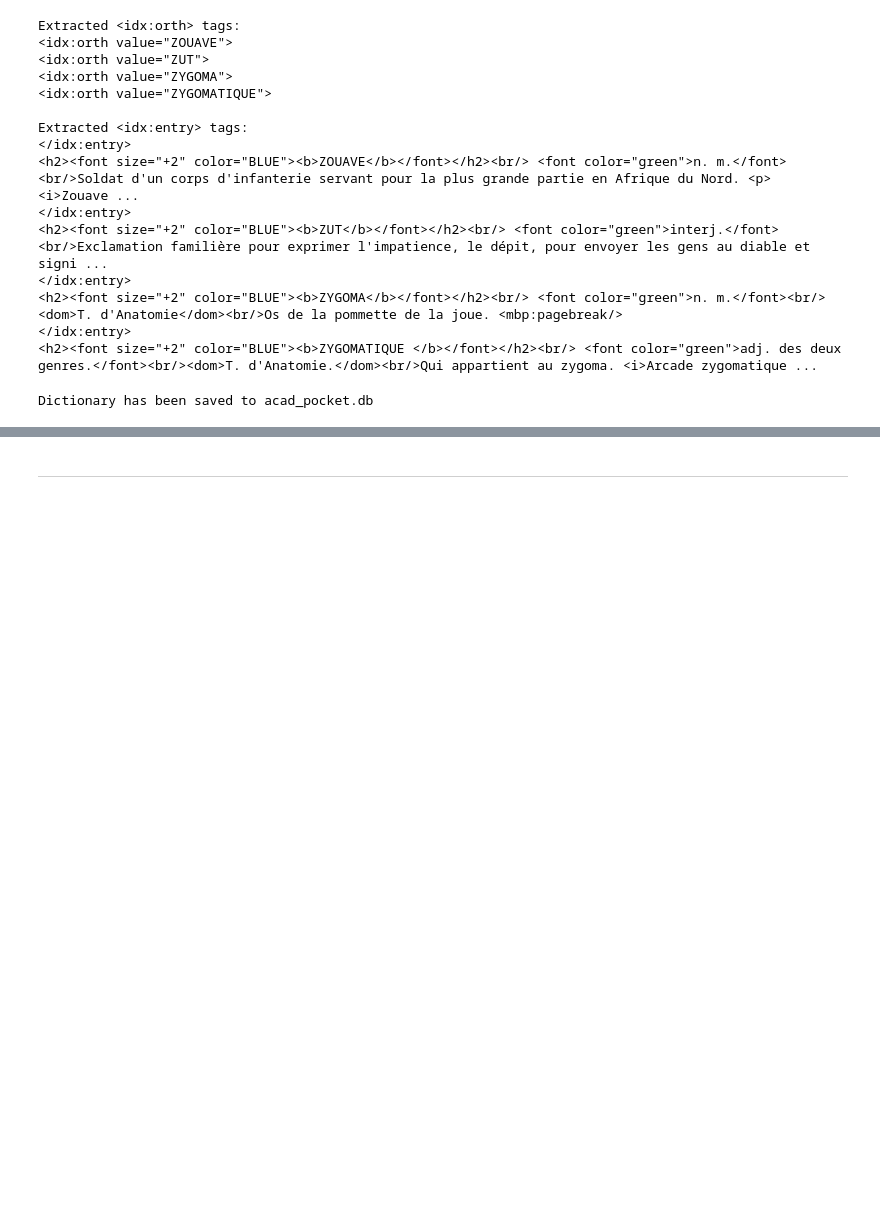
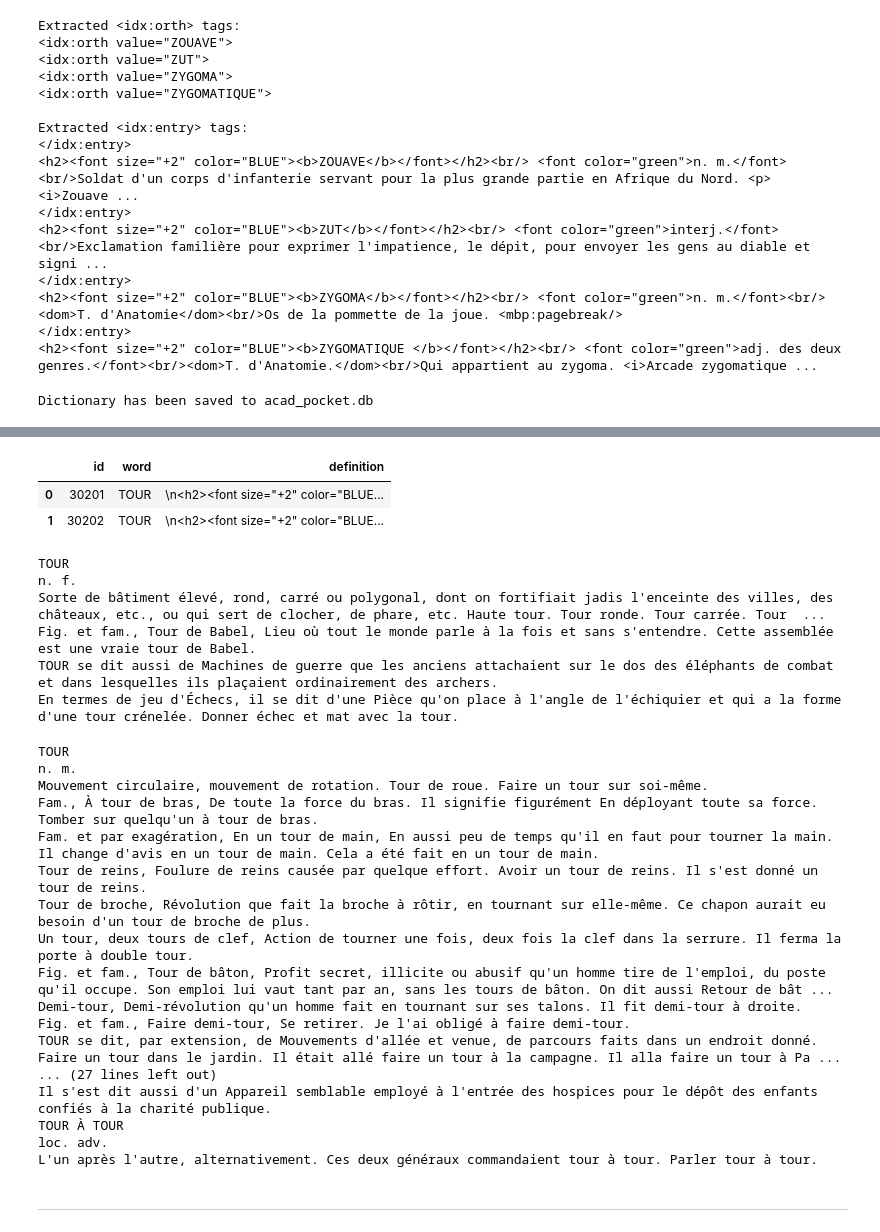
Before and after one commit to Fran-6/NLP_Genrage, a Jupyter notebook: genderizer.ipynb, the cells around one changed output, grey strips where cells are left out. Drawn from its saved outputs; the diff is of its cells as text; code cells hidden in the pictures; blank space fills up the shorter version.

```diff
--- a/genderizer.ipynb
+++ b/genderizer.ipynb
@@ -201,3 +176,32 @@ L'un après l'autre, alternativement. Ces deux généraux commandaient tour à t
+# %%
+acad_definition("tour")
+# %% [output]
+|  | id | word | definition |
+| 0 | 30201 | TOUR | \n<h2><font size="+2" color="BLUE... |
+| 1 | 30202 | TOUR | \n<h2><font size="+2" color="BLUE... |
+TOUR
+n. f.
+Sorte de bâtiment élevé, rond, carré ou polygonal, dont on fortifiait jadis l'enceinte des villes, des châteaux, etc., ou qui sert de clocher, de phare, etc. Haute tour. Tour ronde. Tour carrée. Tour  ...
+Fig. et fam., Tour de Babel, Lieu où tout le monde parle à la fois et sans s'entendre. Cette assemblée est une vraie tour de Babel.
+TOUR se dit aussi de Machines de guerre que les anciens attachaient sur le dos des éléphants de combat et dans lesquelles ils plaçaient ordinairement des archers.
+En termes de jeu d'Échecs, il se dit d'une Pièce qu'on place à l'angle de l'échiquier et qui a la forme d'une tour crénelée. Donner échec et mat avec la tour.
+TOUR
+n. m.
+Mouvement circulaire, mouvement de rotation. Tour de roue. Faire un tour sur soi-même.
+Fam., À tour de bras, De toute la force du bras. Il signifie figurément En déployant toute sa force. Tomber sur quelqu'un à tour de bras.
+Fam. et par exagération, En un tour de main, En aussi peu de temps qu'il en faut pour tourner la main. Il change d'avis en un tour de main. Cela a été fait en un tour de main.
+Tour de reins, Foulure de reins causée par quelque effort. Avoir un tour de reins. Il s'est donné un tour de reins.
+Tour de broche, Révolution que fait la broche à rôtir, en tournant sur elle-même. Ce chapon aurait eu besoin d'un tour de broche de plus.
+Un tour, deux tours de clef, Action de tourner une fois, deux fois la clef dans la serrure. Il ferma la porte à double tour.
+Fig. et fam., Tour de bâton, Profit secret, illicite ou abusif qu'un homme tire de l'emploi, du poste qu'il occupe. Son emploi lui vaut tant par an, sans les tours de bâton. On dit aussi Retour de bât ...
+Demi-tour, Demi-révolution qu'un homme fait en tournant sur ses talons. Il fit demi-tour à droite.
+Fig. et fam., Faire demi-tour, Se retirer. Je l'ai obligé à faire demi-tour.
+TOUR se dit, par extension, de Mouvements d'allée et venue, de parcours faits dans un endroit donné. Faire un tour dans le jardin. Il était allé faire un tour à la campagne. Il alla faire un tour à Pa ...
+... (27 lines left out)
+Il s'est dit aussi d'un Appareil semblable employé à l'entrée des hospices pour le dépôt des enfants confiés à la charité publique.
+TOUR À TOUR
+loc. adv.
+L'un après l'autre, alternativement. Ces deux généraux commandaient tour à tour. Parler tour à tour.
 # %% [markdown]
 ---
 # %%
```
Also changed, not shown: parts of 12 cells of this notebook, 9 other files.
